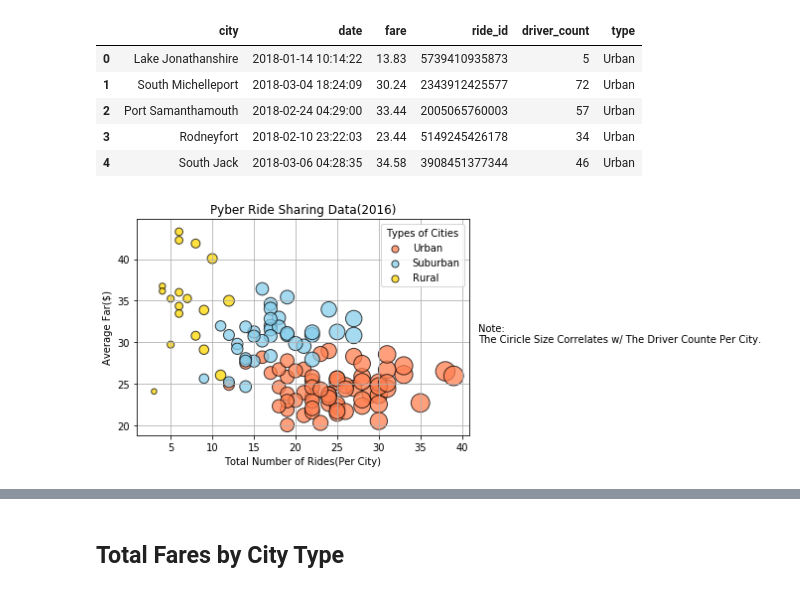
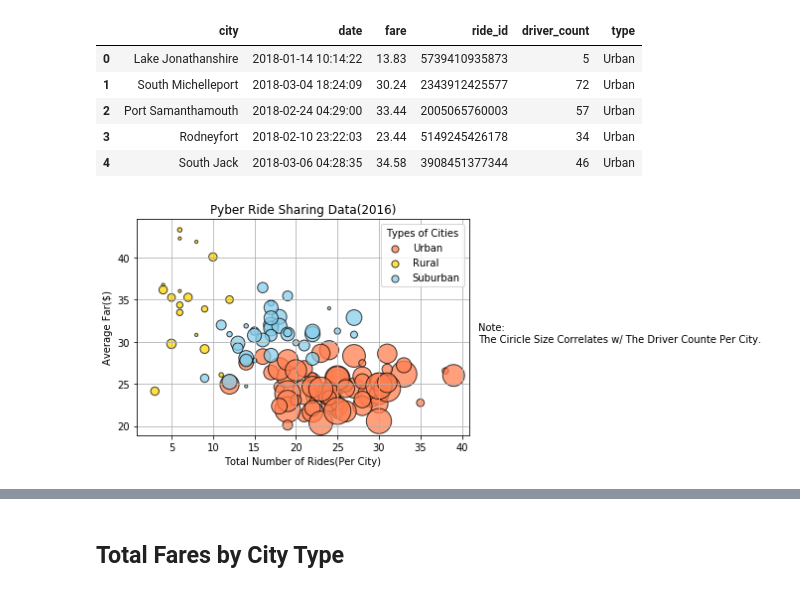
Before and after one commit to auschein/Matplotlib-Homework, a Jupyter notebook: main.ipynb, the cells around one changed output, grey strips where cells are left out. Drawn from its saved outputs; the diff is of its cells as text; code cells hidden in the pictures.

```diff
--- a/main.ipynb
+++ b/main.ipynb
@@ -26,11 +26,6 @@ merge_df.head()
 | 3 | Rodneyfort | 2018-02-10 23:22:03 | 23.44 | 5149245426178 | 34 | Urban |
 | 4 | South Jack | 2018-03-06 04:28:35 | 34.58 | 3908451377344 | 46 | Urban |
 # %%
-# Type of City
-urbantype = merge_df[merge_df["type"] == "Urban"].groupby([merge_df["city"]])
-ruraltype = merge_df[merge_df["type"] == "Rural"].groupby([merge_df["city"]])
-suburbantype = merge_df[merge_df["type"] == "Suburban"].groupby([merge_df["city"]])
-
 #Averages fares for each city
 averagefare_urban = urbantype["fare"].mean()
 averagefare_rural = ruraltype["fare"].mean()
@@ -39,37 +34,42 @@ averagefare_suburban = suburbantype["fare"].mean()
 #Total Number of Rides Per City
 totalrides_urban = urbantype["ride_id"].count()
 totalrides_suburban = suburbantype["ride_id"].count()
 totalrides_suburban = suburbantype["ride_id"].count()
 
 #Total Number of Drivers Per City
-totaldrivers_urban = urbantype["driver_count"].count()
-totaldrivers_suburban = suburbantype["driver_count"].count()
-totaldrivers_rural = ruraltype["driver_count"].count()
+totaldrivers_urban = urbantype["driver_count"].mean()
+totaldrivers_suburban = suburbantype["driver_count"].mean()
+totaldrivers_rural = ruraltype["driver_count"].mean()
+
+# Type of City
+urbantype = merge_df[merge_df["type"] == "Urban"].groupby([merge_df["city"]])
+ruraltype = merge_df[merge_df["type"] == "Rural"].groupby([merge_df["city"]])
+suburbantype = merge_df[merge_df["type"] == "Suburban"].groupby([merge_df["city"]])
 
 
 # Build the scatter plots for each city types
-plt.scatter(totalrides_urban, averagefare_urban, s=totalrides_urban*10, label="Urban", color=["coral"], edgecolor="black", alpha = 0.75, marker="o")
-plt.scatter(totalrides_suburban, averagefare_suburban, s=totalrides_suburban*10, label="Suburban", color=["skyblue"], edgecolor="black", alpha = 0.75, marker="o")
-plt.scatter(totalrides_rural, averagefare_rural, s=totalrides_rural*10, label="Rural", color=["gold"], edgecolor="black", alpha = 0.75, marker="o")
+plt.scatter(totalrides_urban, averagefare_urban, label="Urban", s=totaldrivers_urban*10, color=["coral"], edgecolor="black", alpha = 0.75, marker="o")
+plt.scatter(totalrides_rural, averagefare_rural, label="Rural", s=totaldrivers_rural*10, color=["gold"], edgecolor="black", alpha = 0.75, marker="o")
+plt.scatter(totalrides_suburban, averagefare_suburban, label="Suburban", s=totaldrivers_suburban*10, color=["skyblue"], edgecolor="black", alpha = 0.75, marker="o")
 plt.grid()
 
 
 # Incorporate the other graph properties
 plt.xlabel("Total Number of Rides(Per City)")
 plt.ylabel("Average Far($)")
 plt.title("Pyber Ride Sharing Data(2016)")
 
 # Create a legend
 legend=plt.legend(fontsize = 10, title = "Types of Cities", loc="best")
 legend.legendHandles[0]._sizes=[50]
 legend.legendHandles[1]._sizes=[50]
 legend.legendHandles[2]._sizes=[50]
 
 # Incorporate a text label regarding circle size
 plt.text(42,30,"Note: \nThe Ciricle Size Correlates w/ The Driver Counte Per City.")
 
 # Save Figure
 plt.savefig("data/PyberPicture.png")
 plt.show()
 # %% [output]
-[figure, old version]
+[figure, new version]
```
Also changed, not shown: parts of 4 cells of this notebook, 2 other files.
